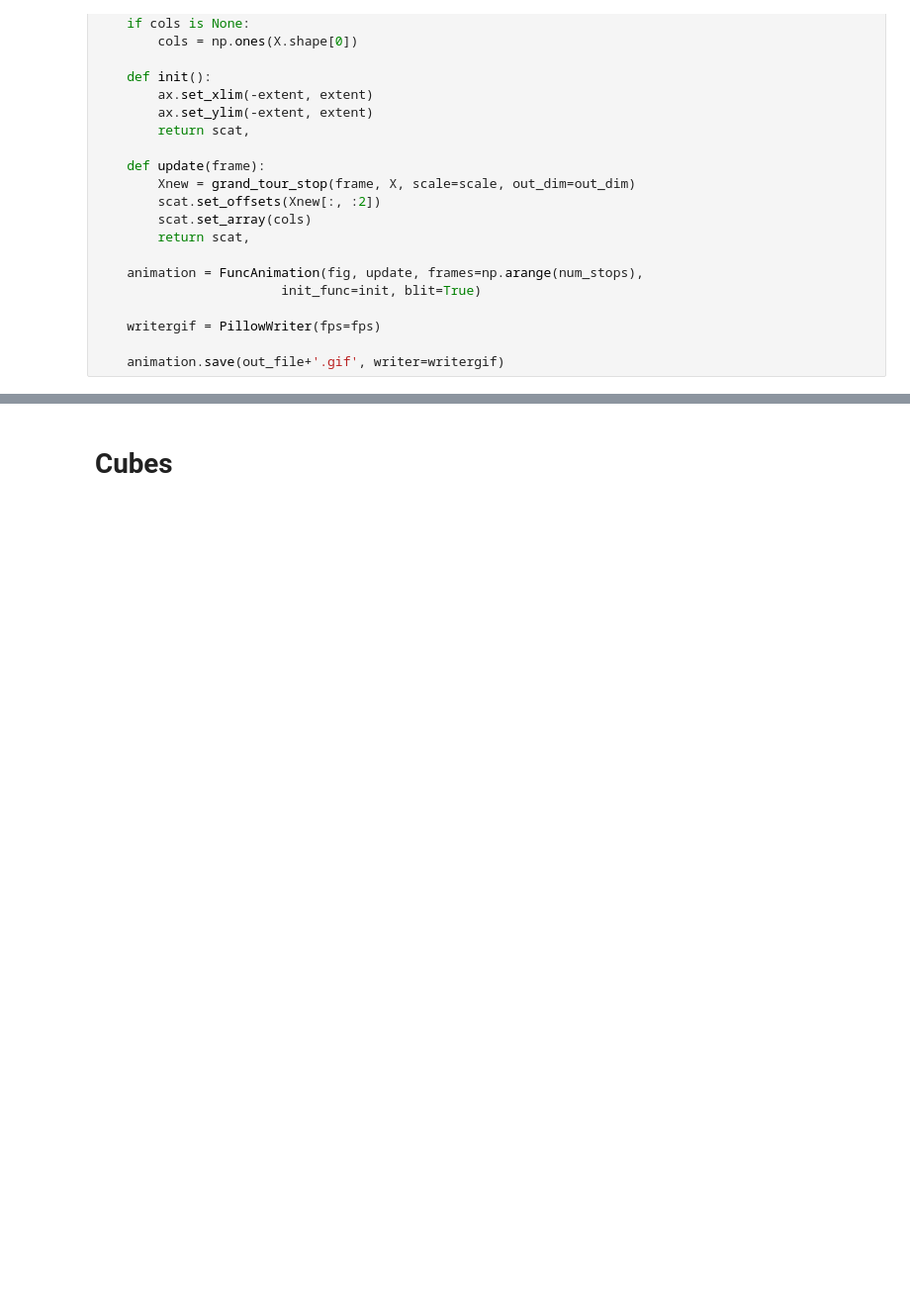
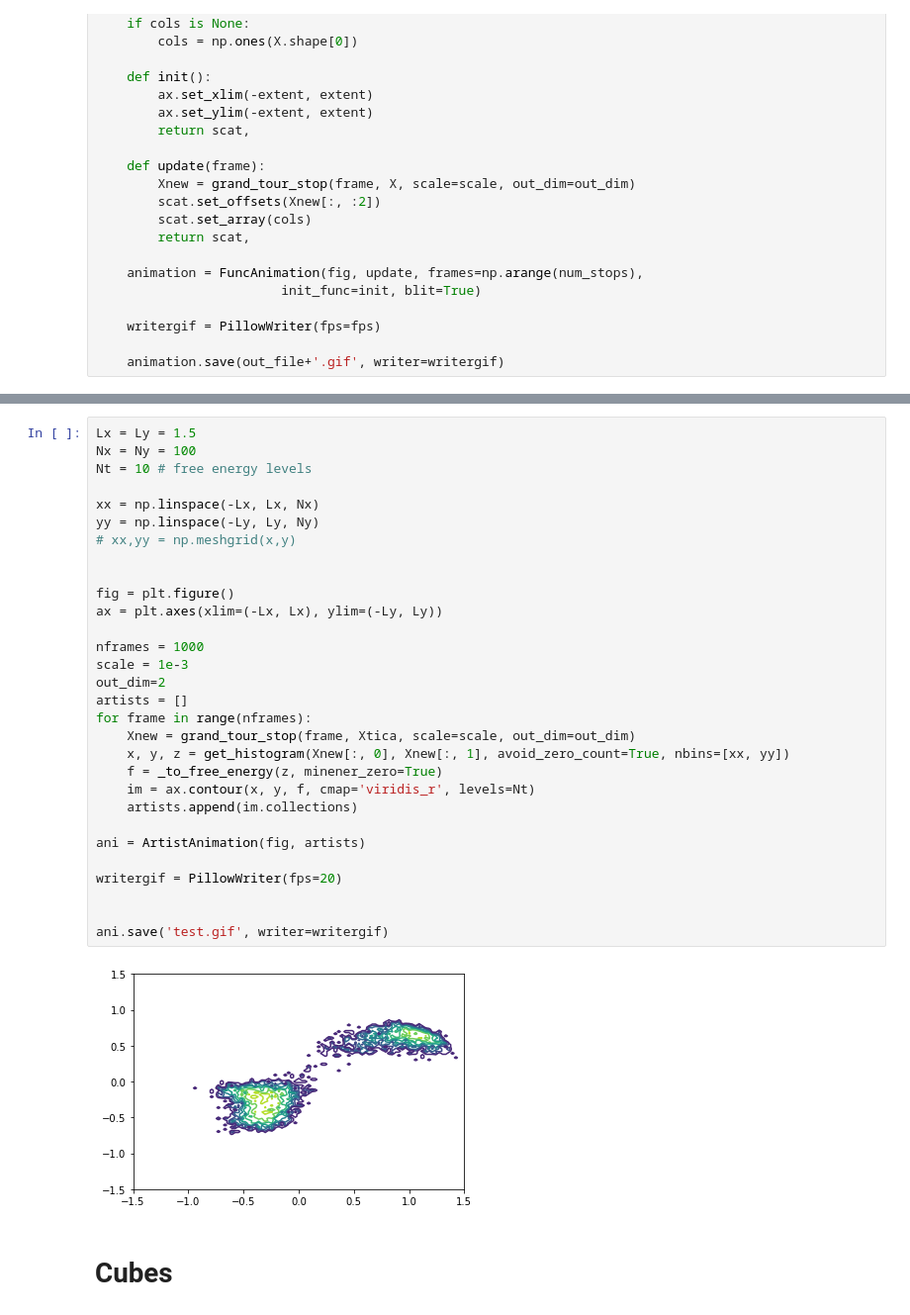
Before and after one commit to RobertArbon/msm_hyperparameter_optimisation, a Jupyter notebook: viz/grand_tour.ipynb, the cells around one changed output, grey strips where cells are left out. Shown at 99% size. Drawn from its saved outputs; the diff is of its cells as text; blank space fills up the shorter version.

```diff
--- a/viz/grand_tour.ipynb
+++ b/viz/grand_tour.ipynb
@@ -162,3 +181,35 @@ def create_gif(X, num_stops=100, out_file='grand_tour', out_dim=2, cols=None, sc
+# %%
+Lx = Ly = 1.5
+Nx = Ny = 100
+Nt = 10 # free energy levels
+
+xx = np.linspace(-Lx, Lx, Nx)
+yy = np.linspace(-Ly, Ly, Ny)
+# xx,yy = np.meshgrid(x,y)
+
+
+fig = plt.figure()
+ax = plt.axes(xlim=(-Lx, Lx), ylim=(-Ly, Ly))
+
+nframes = 1000
+scale = 1e-3
+out_dim=2
+artists = []
+for frame in range(nframes):
+    Xnew = grand_tour_stop(frame, Xtica, scale=scale, out_dim=out_dim)
+    x, y, z = get_histogram(Xnew[:, 0], Xnew[:, 1], avoid_zero_count=True, nbins=[xx, yy])
+    f = _to_free_energy(z, minener_zero=True)
+    im = ax.contour(x, y, f, cmap='viridis_r', levels=Nt)
+    artists.append(im.collections)
+
+ani = ArtistAnimation(fig, artists)
+
+writergif = PillowWriter(fps=20)
+
+
+ani.save('test.gif', writer=writergif)
+# %% [output]
+[figure, added]
 # %% [markdown]
 # Cubes
 # %%
```
Also changed, not shown: parts of 7 cells of this notebook.
